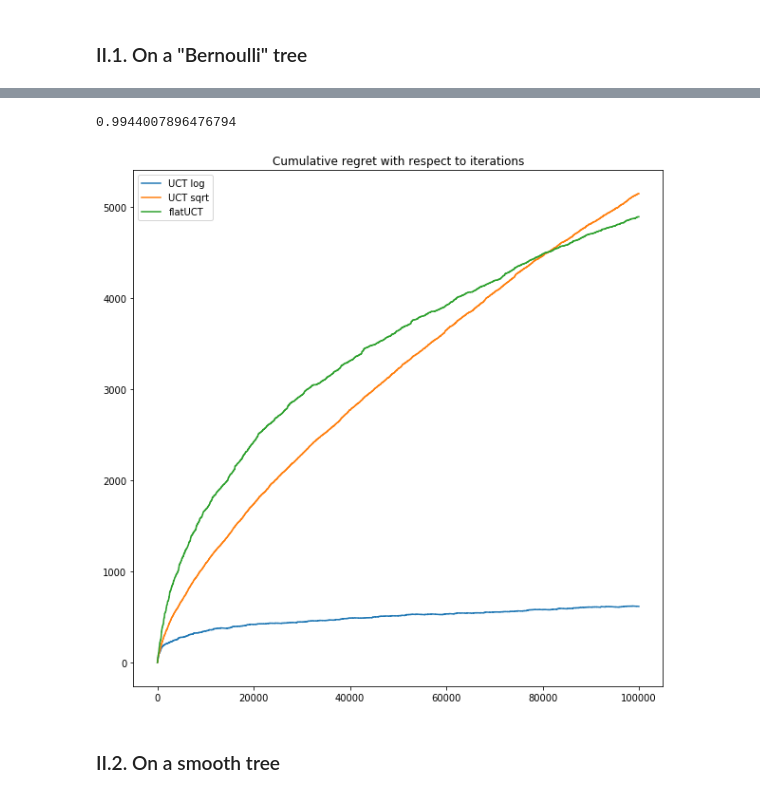
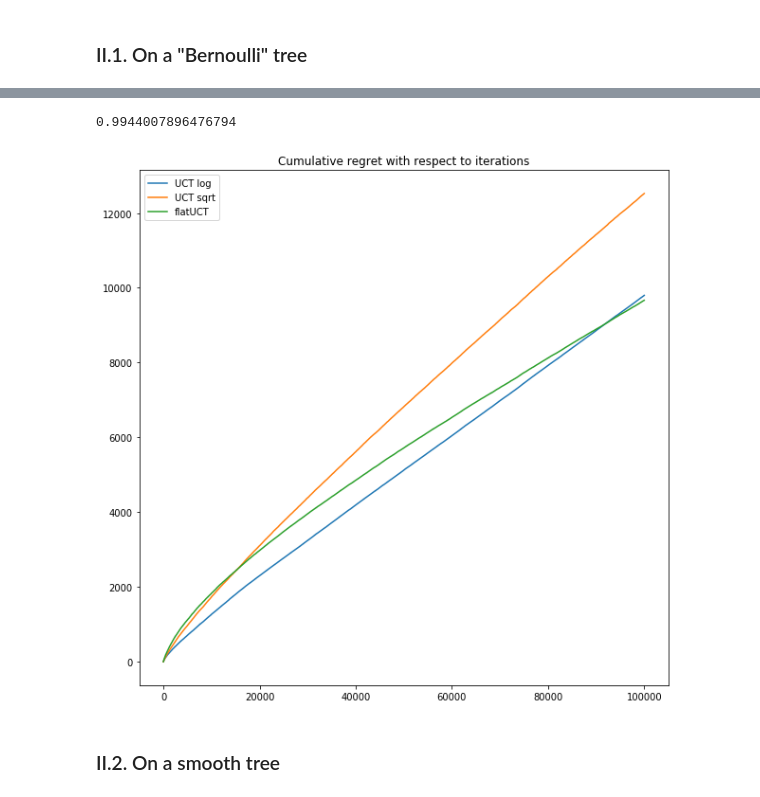
Before and after one commit to ClementGiron/Tree-bandits, a Jupyter notebook: TreeBandits.ipynb, the cells around one changed output, grey strips where cells are left out. Saved outputs shown, nothing was run; the diff lists cells and outputs as text; code cells hidden in the pictures.

```diff
--- a/TreeBandits.ipynb
+++ b/TreeBandits.ipynb
@@ -214,7 +214,7 @@ def UCT(root, N_iter, bound_function, mode='classic', D=0, beta=0.05, delta=1, g
     R = 0
     Rlist = [0]
     # N_iter paths
-    for i in tqdm(range(N_iter)):
+    for i in range(N_iter):
         currentNode = root
 
         # sample a trajectory
@@ -264,10 +264,10 @@ def UCT(root, N_iter, bound_function, mode='classic', D=0, beta=0.05, delta=1, g
 # %% [markdown]
 # Plot the regrets of different algorithms
 # %%
-def compare_regrets(cumR_list, best_arm_mean, legend):
+def compare_regrets(cumR_list, legend):
     plt.figure(figsize=(10,10))
     for Rl in cumR_list:
-        plt.plot(best_arm_mean*np.cumsum(np.ones(len(Rl))) - np.array(Rl))
+        plt.plot(np.array(Rl))
     plt.legend(legend)
     plt.title('Cumulative regret with respect to iterations')
     plt.show()
@@ -383,6 +386,8 @@ root.build_bernoulli(p, maxD)
 D = root.find_depth()
 bound_function = UCT_bound_function_log
 R1, Rlist1, path1 = UCT(root, N_iter, bound_function, mode='classic', D=D, beta=beta)
+best_arm_mean = root.find_best_arm()
+Rlist1 = [best_arm_mean*(i+1)-e for i,e in enumerate(Rlist1)]
 
 print('UCT with sqrt bound...')
 np.random.seed(0)
@@ -391,10 +396,11 @@ root.build_bernoulli(p, maxD)
 D = root.find_depth()
 bound_function = UCT_bound_function_sqrt
 R2, Rlist2, path2 = UCT(root, N_iter, bound_function, mode='classic', D=D, beta=beta)
+best_arm_mean = root.find_best_arm()
+Rlist2 = [best_arm_mean*(i+1)-e for i,e in enumerate(Rlist2)]
 
 cumR_list = [Rlist1, Rlist2]
-best_arm_mean = root.find_best_arm()
 legend = ['UCT log', 'UCT sqrt']
-compare_regrets(cumR_list, best_arm_mean, legend)
+compare_regrets(cumR_list, legend)
 # %% [output]
 UCT with log bound...
@@ -465,15 +486,10 @@ Flat UCT...
 # %%
-cumR_list = [Rlist1, Rlist2, Rlist4]
-np.random.seed(0)
-root = Tree(0)
-root.build_bernoulli(p, maxD)
-best_arm_mean = root.find_best_arm()
-print(best_arm_mean)
+cumR_list = [Rlist1_mean, Rlist2_mean, Rlist4_mean]
 legend = ['UCT log', 'UCT sqrt', 'flatUCT']
-compare_regrets(cumR_list, best_arm_mean, legend)
+compare_regrets(cumR_list, legend)
 # %% [output]
 0.9944007896476794
-[figure, old version]
+[figure, new version]
 # %% [markdown]
 ### II.2. On a smooth tree
 # %%
```
Also changed, not shown: parts of 4 cells of this notebook.
